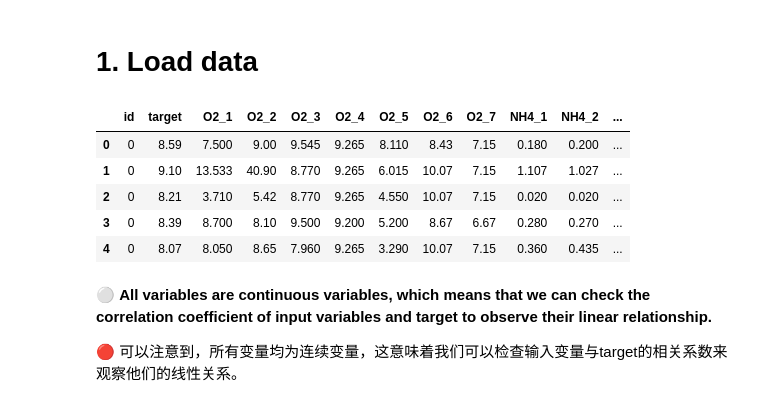
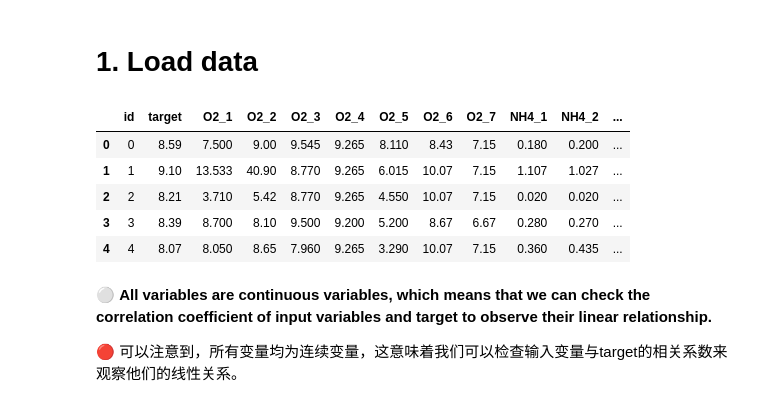
Before and after one commit to zerolovesea/Kaggle_Competitions, a Jupyter notebook: en-playground-s3-e21-eda-fss.ipynb, the cells around one changed output. Cells and saved outputs as stored; diff of their text form; code cells hidden in the pictures.

```diff
--- a/en-playground-s3-e21-eda-fss.ipynb
+++ b/en-playground-s3-e21-eda-fss.ipynb
@@ -101,16 +98,15 @@ res = Style.RESET_ALL
 # %%
 submission = pd.read_csv('/kaggle/input/playground-series-s3e21/sample_submission.csv')
 df = submission.copy()
-submission['id'] = 0
 
 submission.head()
 # %% [output]
 |  | id | target | O2_1 | O2_2 | O2_3 | O2_4 | O2_5 | O2_6 | O2_7 | NH4_1 | NH4_2 | ... |
 | 0 | 0 | 8.59 | 7.500 | 9.00 | 9.545 | 9.265 | 8.110 | 8.43 | 7.15 | 0.180 | 0.200 | ... |
-| 1 | 0 | 9.10 | 13.533 | 40.90 | 8.770 | 9.265 | 6.015 | 10.07 | 7.15 | 1.107 | 1.027 | ... |
-| 2 | 0 | 8.21 | 3.710 | 5.42 | 8.770 | 9.265 | 4.550 | 10.07 | 7.15 | 0.020 | 0.020 | ... |
-| 3 | 0 | 8.39 | 8.700 | 8.10 | 9.500 | 9.200 | 5.200 | 8.67 | 6.67 | 0.280 | 0.270 | ... |
-| 4 | 0 | 8.07 | 8.050 | 8.65 | 7.960 | 9.265 | 3.290 | 10.07 | 7.15 | 0.360 | 0.435 | ... |
+| 1 | 1 | 9.10 | 13.533 | 40.90 | 8.770 | 9.265 | 6.015 | 10.07 | 7.15 | 1.107 | 1.027 | ... |
+| 2 | 2 | 8.21 | 3.710 | 5.42 | 8.770 | 9.265 | 4.550 | 10.07 | 7.15 | 0.020 | 0.020 | ... |
+| 3 | 3 | 8.39 | 8.700 | 8.10 | 9.500 | 9.200 | 5.200 | 8.67 | 6.67 | 0.280 | 0.270 | ... |
+| 4 | 4 | 8.07 | 8.050 | 8.65 | 7.960 | 9.265 | 3.290 | 10.07 | 7.15 | 0.360 | 0.435 | ... |
 # %% [markdown]
 ⚪ **All variables are continuous variables, which means that we can check the correlation coefficient of input variables and target to observe their linear relationship.**
 
```
Also changed, not shown: parts of 20 cells of this notebook.
